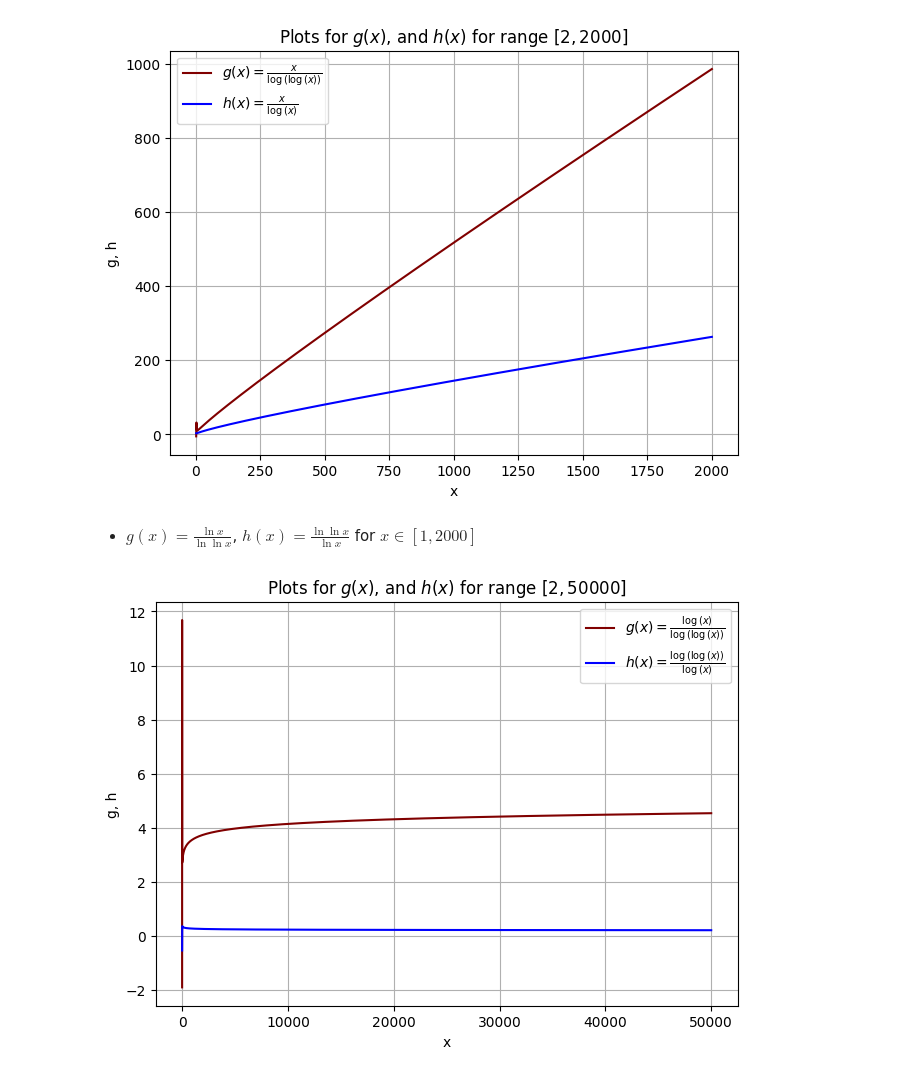
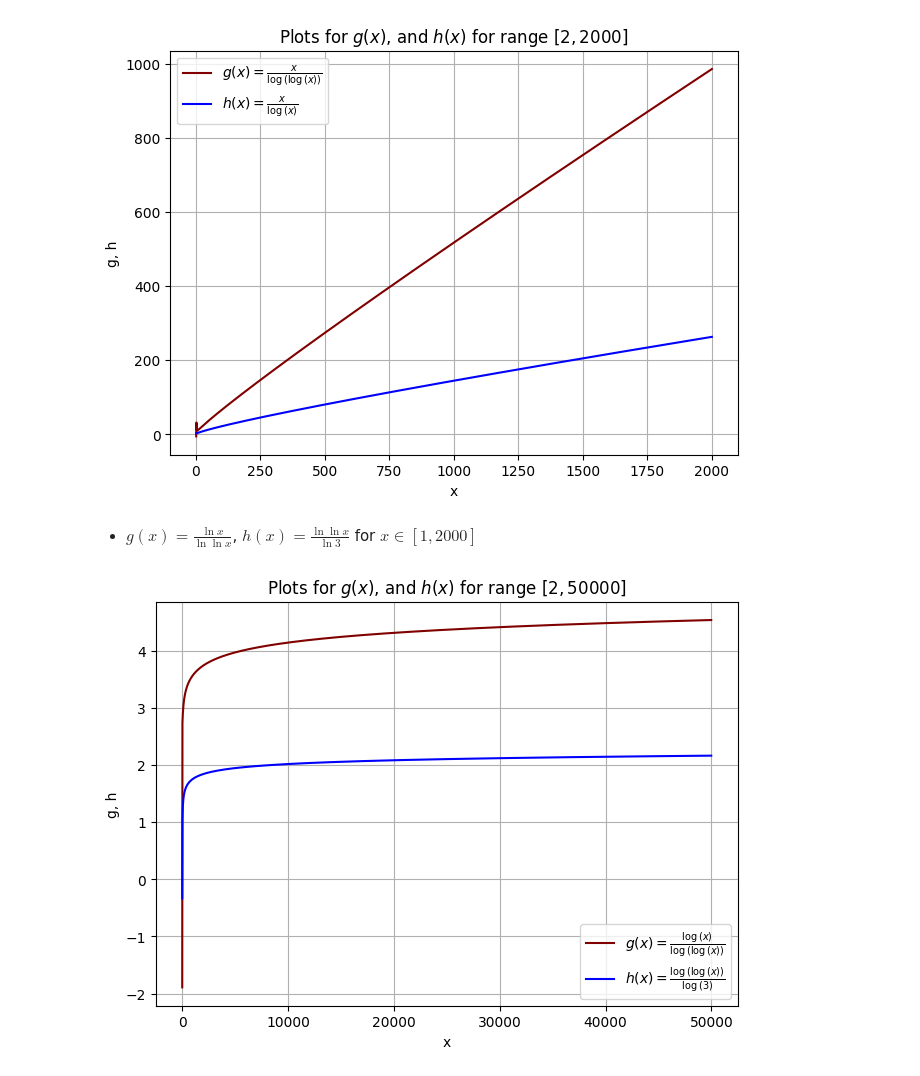
Before and after one commit to Yolonek/BigDataAlgorithms, a Jupyter notebook: List2/List2_Task1.ipynb, the cells around one changed output. Saved outputs shown, nothing was run; the diff lists cells and outputs as text; code cells hidden in the pictures.

```diff
--- a/List2/List2_Task1.ipynb
+++ b/List2/List2_Task1.ipynb
@@ -18,8 +18,8 @@ def enumerate_function_names(function_names):
     func_str = [f'${function_string(func_name)}$, ' for func_name in function_names[:-1]]
     return ''.join(func_str) + f'and ${function_string(function_names[-1])}$'
 # %%
-def plot_all_functions(function_names, function_list, color_list, domain, range_=(0, 10)):
-    x_range = np.arange(range_[0], range_[1] + 1, 1)
+def plot_all_functions(function_names, function_list, color_list, domain, range_=(0, 10), step=1):
+    x_range = np.arange(range_[0], range_[1] + 1, step)
     figure, axes = plt.subplots(1, 1, layout='constrained')
     axes.set(xlabel='x', ylabel=', '.join(function_names))
     for function_name, function_state, color in zip(function_names, function_list, color_list):
@@ -87,11 +87,11 @@ plot_all_functions(['g', 'h'], [g, h], colors, x, range_=(2, 2000))
 # %% [output]
 [figure]
 # %% [markdown]
-<ul><li>$g(x) = \frac{\ln{x}}{\ln{\ln{x}}}$, $h(x) = \frac{\ln{\ln{x}}}{\ln{x}}$ for $x \in [1, 2000]$</li></ul>
+<ul><li>$g(x) = \frac{\ln{x}}{\ln{\ln{x}}}$, $h(x) = \frac{\ln{\ln{x}}}{\ln{3}}$ for $x \in [1, 2000]$</li></ul>
 # %%
 g = sp.ln(x) / sp.ln(sp.ln(x))
-h = sp.ln(sp.ln(x)) / sp.ln(x)
+h = sp.ln(sp.ln(x)) / sp.ln(3)
 # %%
-plot_all_functions(['g', 'h'], [g, h], colors, x, range_=(2, 50000))
+plot_all_functions(['g', 'h'], [g, h], colors, x, range_=(2, 50000), step = 20)
 # %% [output]
-[figure, old version]
+[figure, new version]
```
Also changed, not shown: parts of 1 cell of this notebook, 2 other files.
